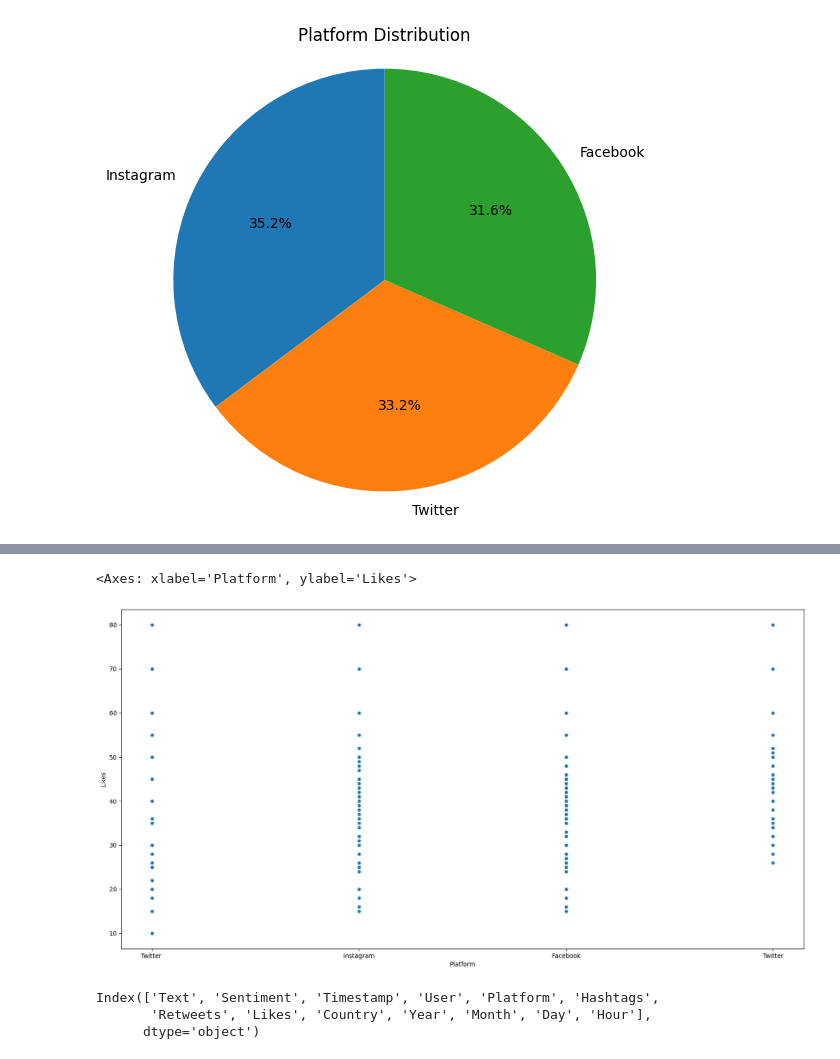
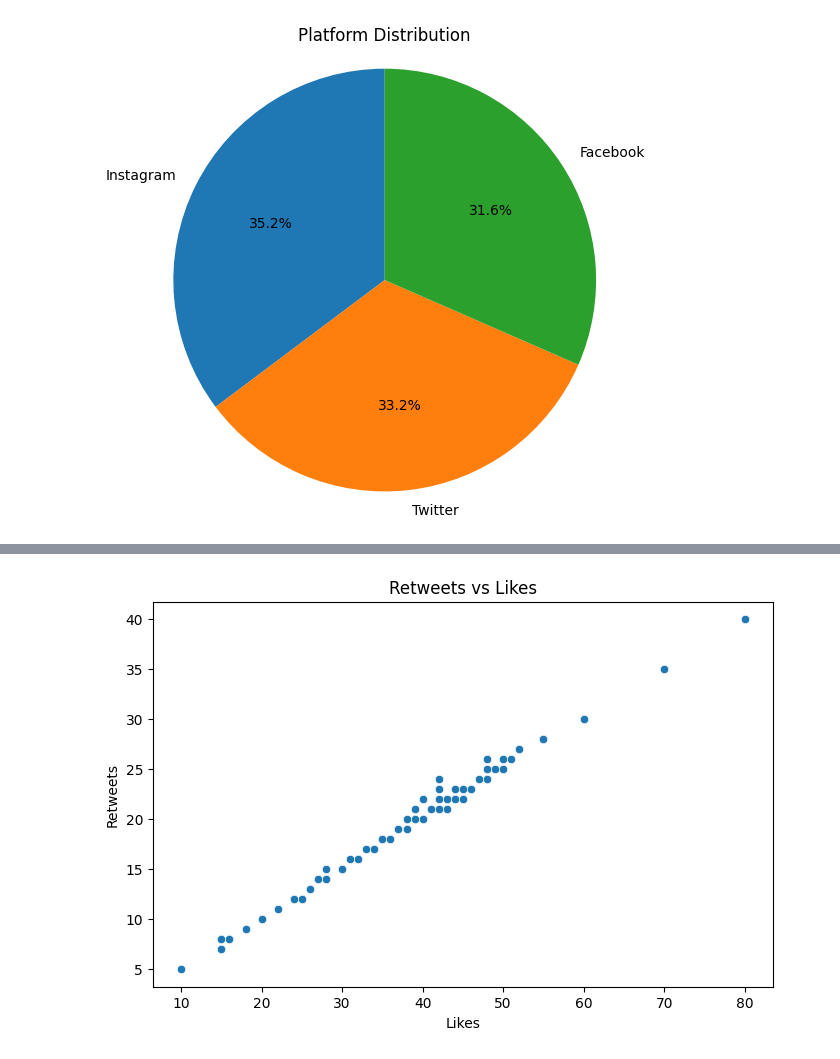
Before and after one commit to GAKIZAB/Analyse-des-tendances-de-consommation-sur-les-r-seaux-sociaux, a Jupyter notebook: Analyse_des_tendances.ipynb, the cells around one changed output, grey strips where cells are left out. Drawn from its saved outputs; the diff is of its cells as text; code cells hidden in the pictures.

```diff
--- a/Analyse_des_tendances.ipynb
+++ b/Analyse_des_tendances.ipynb
@@ -70,3 +90,11 @@ dtype: int64
-# %%
-# 3. Replace all variants of 'Twitter' with a single label
-data['Platform'] = data['Platform'].str.strip()
+# %%
+data = data.drop(columns=['Unnamed: 0.1', 'Unnamed: 0'], axis=1)
+# Select all columns of string dtype
+object_columns = data.select_dtypes(include=['object']).columns
+
+# 2. Remove leading/trailing spaces from each of those columns
+for col in object_columns:
+    data[col] = data[col].str.strip()
+
+# Display the count of unique values per column
+print(data.nunique())
@@ -72,0 +168,6 @@ data['Platform'] = data['Platform'].str.strip()
+# %%
+analyzer = SentimentIntensityAnalyzer()
+
+df['Vader_Score'] = df['Clean_Text'].apply(lambda text: analyzer.polarity_scores(text)['compound'])
+
+df['Sentiment'] = df['Vader_Score'].apply(lambda score: 'positive' if score >= 0.05 else ('negative' if score <= -0.05 else 'neutral'))
@@ -114,12 +328,7 @@ plt.show()
 # %%
-plt.figure(figsize=(20,10))
-sns.scatterplot(x='Platform', y='Likes', data=df)
+plt.figure(figsize=(8,5))
+sns.scatterplot(y='Retweets', x='Likes', data=df)
+plt.title('Retweets vs Likes')
+plt.show()
 # %% [output]
-<Axes: xlabel='Platform', ylabel='Likes'>
-[figure, old version]
+[figure, new version]
-# %%
-df.columns
-# %% [output]
-Index(['Text', 'Sentiment', 'Timestamp', 'User', 'Platform', 'Hashtags',
-       'Retweets', 'Likes', 'Country', 'Year', 'Month', 'Day', 'Hour'],
-      dtype='object')
```
Also changed, not shown: parts of 18 cells of this notebook.
